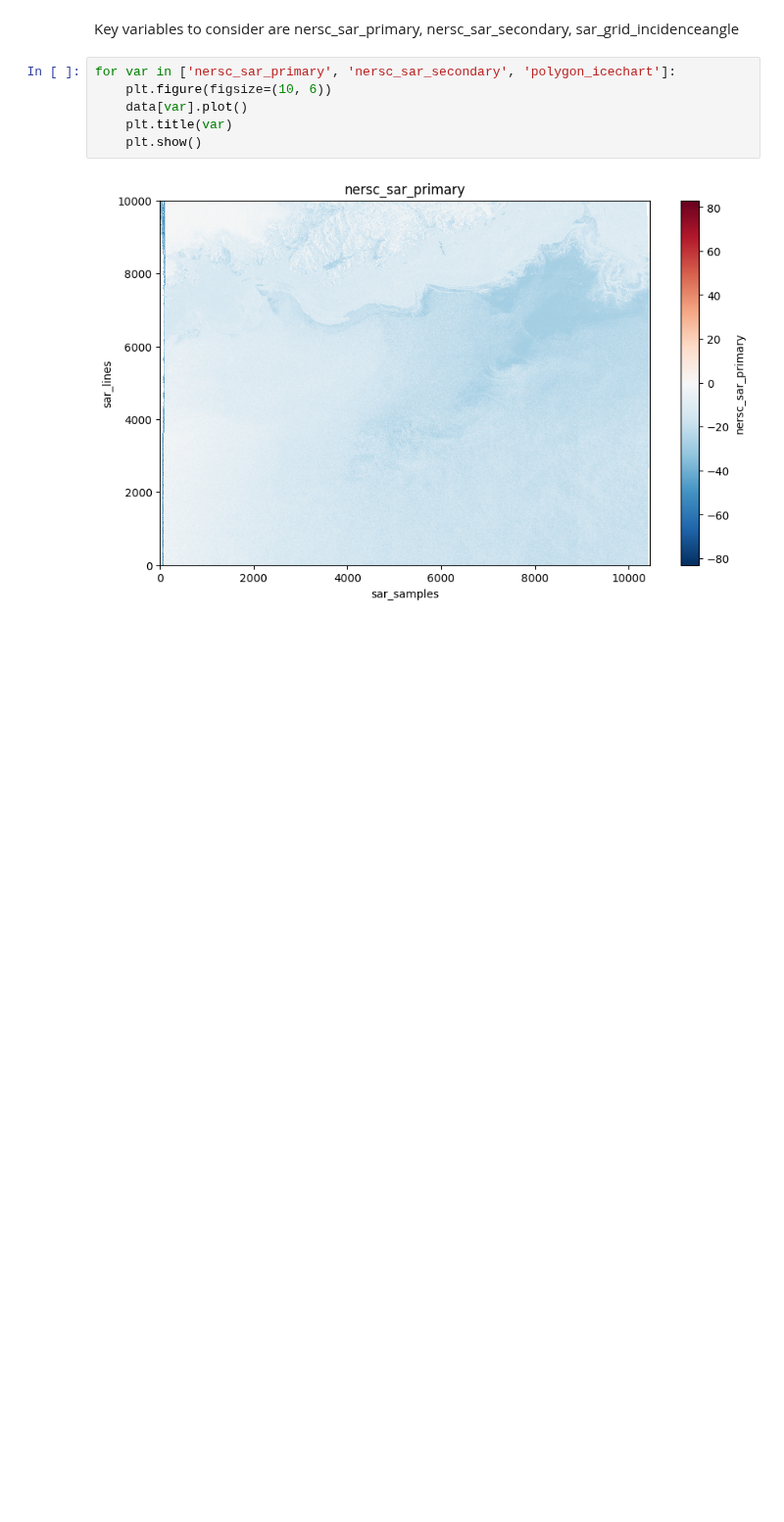
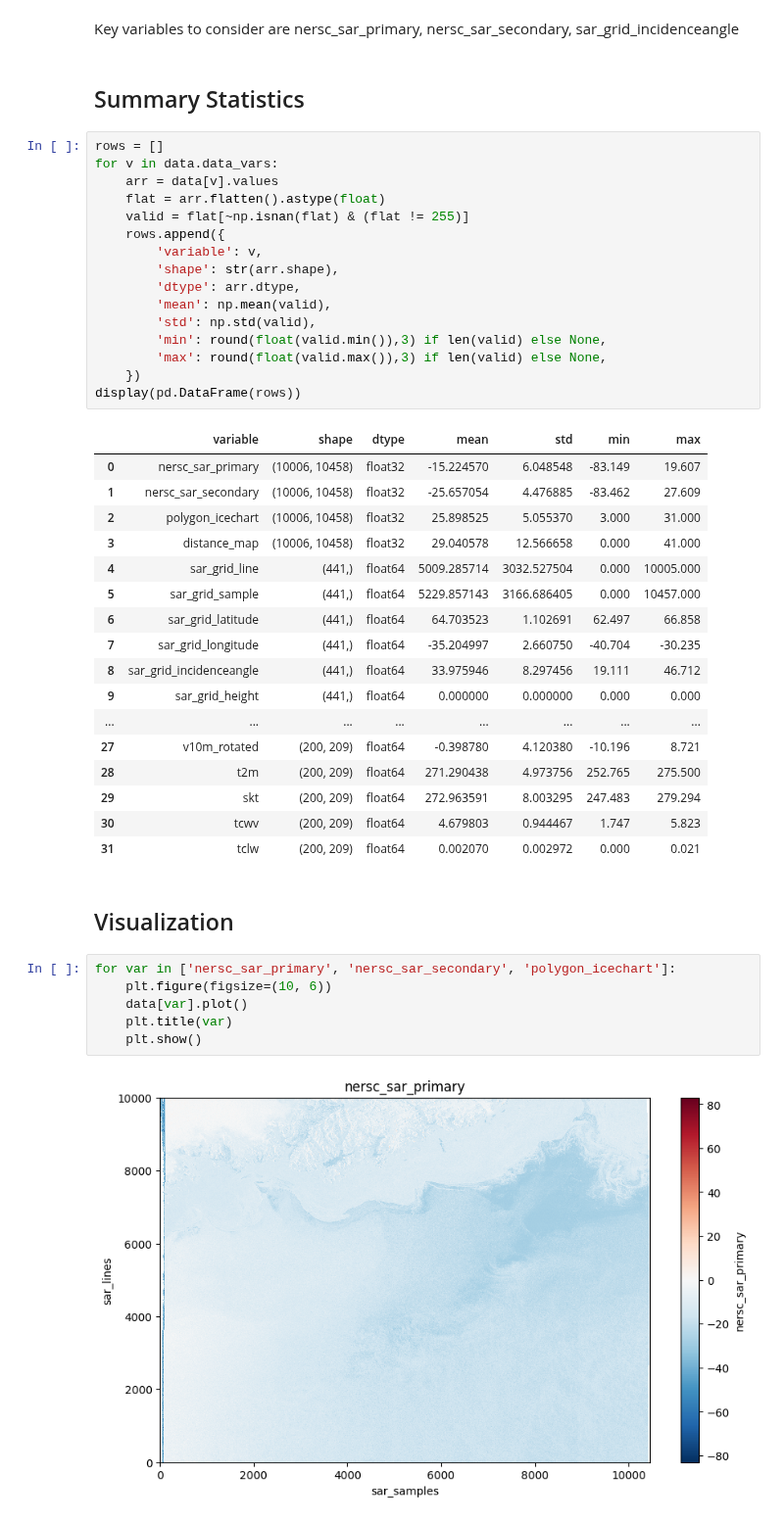
Before and after one commit to sparkgeo/arctic-showcase, a Jupyter notebook: notebooks/eda-raw-data.ipynb, the cells around one changed output. Shown at 98% size. Drawn from its saved outputs; the diff is of its cells as text; blank space fills up the shorter version.

```diff
--- a/notebooks/eda-raw-data.ipynb
+++ b/notebooks/eda-raw-data.ipynb
@@ -38,6 +38,44 @@ Data variables: (12/32)
 FrozenMappingWarningOnValuesAccess({'sar_lines': 10006, 'sar_samples': 10458, 'sar_grid_points': 441, '2km_grid_lines': 200, '2km_grid_samples': 209, 'polygon_codes': 27})
 # %% [markdown]
 Key variables to consider are nersc_sar_primary, nersc_sar_secondary, sar_grid_incidenceangle
+# %% [markdown]
+## Summary Statistics
+# %%
+rows = []
+for v in data.data_vars:
+    arr = data[v].values
+    flat = arr.flatten().astype(float)
+    valid = flat[~np.isnan(flat) & (flat != 255)]
+    rows.append({
+        'variable': v,
+        'shape': str(arr.shape),
+        'dtype': arr.dtype,
+        'mean': np.mean(valid),
+        'std': np.std(valid),
+        'min': round(float(valid.min()),3) if len(valid) else None,
+        'max': round(float(valid.max()),3) if len(valid) else None,
+    })
+display(pd.DataFrame(rows))
+# %% [output]
+|  | variable | shape | dtype | mean | std | min | max |
+| 0 | nersc_sar_primary | (10006, 10458) | float32 | -15.224570 | 6.048548 | -83.149 | 19.607 |
+| 1 | nersc_sar_secondary | (10006, 10458) | float32 | -25.657054 | 4.476885 | -83.462 | 27.609 |
+| 2 | polygon_icechart | (10006, 10458) | float32 | 25.898525 | 5.055370 | 3.000 | 31.000 |
+| 3 | distance_map | (10006, 10458) | float32 | 29.040578 | 12.566658 | 0.000 | 41.000 |
+| 4 | sar_grid_line | (441,) | float64 | 5009.285714 | 3032.527504 | 0.000 | 10005.000 |
+| 5 | sar_grid_sample | (441,) | float64 | 5229.857143 | 3166.686405 | 0.000 | 10457.000 |
+| 6 | sar_grid_latitude | (441,) | float64 | 64.703523 | 1.102691 | 62.497 | 66.858 |
+| 7 | sar_grid_longitude | (441,) | float64 | -35.204997 | 2.660750 | -40.704 | -30.235 |
+| 8 | sar_grid_incidenceangle | (441,) | float64 | 33.975946 | 8.297456 | 19.111 | 46.712 |
+| 9 | sar_grid_height | (441,) | float64 | 0.000000 | 0.000000 | 0.000 | 0.000 |
+| ... | ... | ... | ... | ... | ... | ... | ... |
+| 27 | v10m_rotated | (200, 209) | float64 | -0.398780 | 4.120380 | -10.196 | 8.721 |
+| 28 | t2m | (200, 209) | float64 | 271.290438 | 4.973756 | 252.765 | 275.500 |
+| 29 | skt | (200, 209) | float64 | 272.963591 | 8.003295 | 247.483 | 279.294 |
+| 30 | tcwv | (200, 209) | float64 | 4.679803 | 0.944467 | 1.747 | 5.823 |
+| 31 | tclw | (200, 209) | float64 | 0.002070 | 0.002972 | 0.000 | 0.021 |
+# %% [markdown]
+## Visualization
 # %%
 for var in ['nersc_sar_primary', 'nersc_sar_secondary', 'polygon_icechart']:
     plt.figure(figsize=(10, 6))
```
Also changed, not shown: parts of 5 cells of this notebook.
